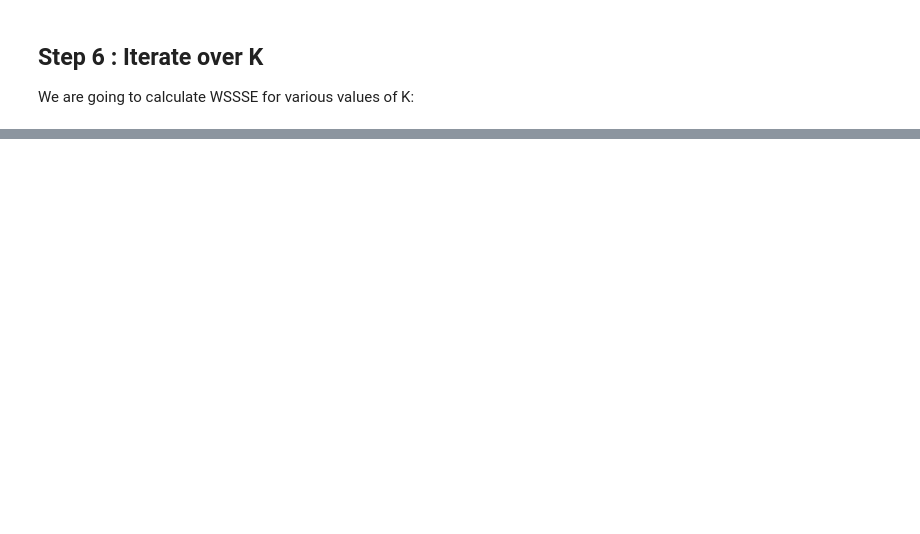
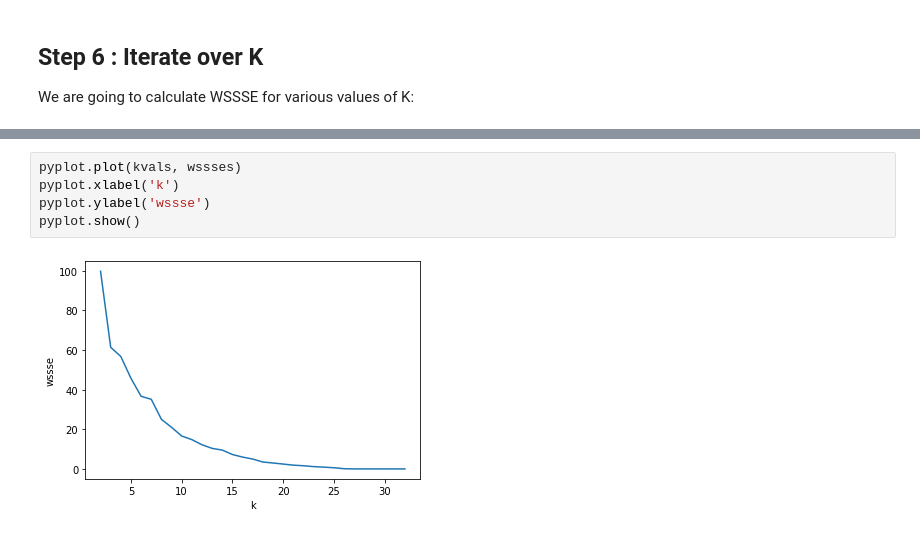
Before and after one commit to elephantscale/spark-labs-solutions, a Jupyter notebook: 06-mllib/kmeans/kmeans-python.ipynb, the cells around one changed output, grey strips where cells are left out. Drawn from its saved outputs; the diff is of its cells as text; blank space fills up the shorter version.

```diff
--- a/06-mllib/kmeans/kmeans-python.ipynb
+++ b/06-mllib/kmeans/kmeans-python.ipynb
@@ -299,0 +341,7 @@ pyplot.show()
+# %%
+pyplot.plot(kvals, wssses)
+pyplot.xlabel('k')
+pyplot.ylabel('wssse')
+pyplot.show()
+# %% [output]
+[figure, added]
```
Also changed, not shown: parts of 10 cells of this notebook.
